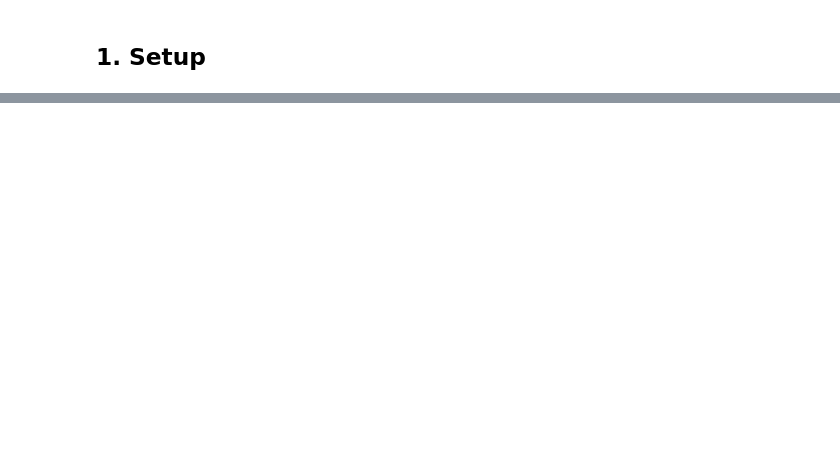
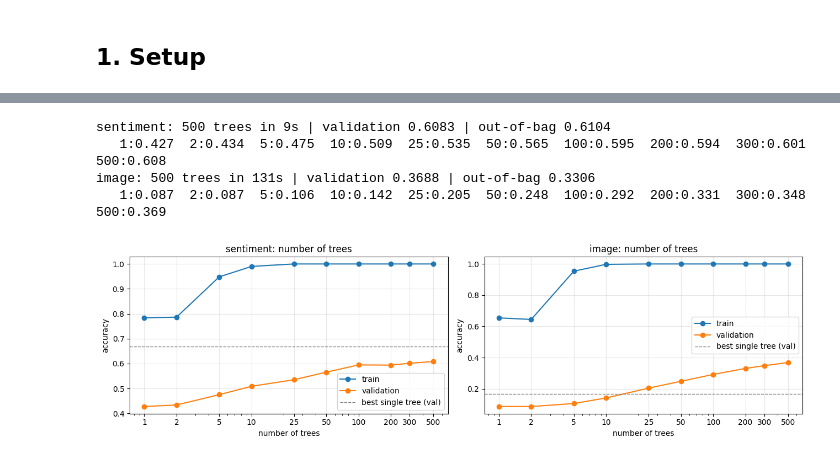
Before and after one commit to COMP472-Fall2026/Team27_F, a Jupyter notebook: random_forest/random_forest.ipynb, the cells around one changed output, grey strips where cells are left out. Drawn from its saved outputs; the diff is of its cells as text; code cells hidden in the pictures; blank space fills up the shorter version.

```diff
--- a/random_forest/random_forest.ipynb
+++ b/random_forest/random_forest.ipynb
@@ -338,6 +23,0 @@ image     {'max_depth': 20}              validation 0.162   (38s)
-# %%
-table = pd.DataFrame(results)
-for task in ["sentiment", "image"]:
-    t = table[table["task"] == task].sort_values("val_acc", ascending=False)
-    t.to_csv(f"random_forest/outputs/{task}_experiments.csv", index=False)
-    display(t)
@@ -418,9 +23,0 @@ Same settings, trained on **all** training rows.
-# %%
-for task in ["sentiment", "image"]:
-    X, y = DATA[task]
-    X_test, test_ids = TEST[task]
-    start = time.time()
-    forest = RandomForest(**FINAL).fit(X, y, N_CLASSES[task])
-    pred = forest.predict(X_test)
-    pd.DataFrame({"id": test_ids, "label": pred}).to_csv(f"random_forest/outputs/{task}_test_pred.csv", index=False)
-    print(f"{task}: saved random_forest/outputs/{task}_test_pred.csv  ({time.time() - start:.0f}s)")
@@ -435,0 +80,38 @@ sentiment: saved random_forest/outputs/sentiment_test_pred.csv  (361s)
+# %%
+results = []
+TREE_COUNTS = [1, 2, 5, 10, 25, 50, 100, 200, 300, 500]
+DEFAULT_MF = {"sentiment": "sqrt", "image": "sqrt"}
+big = {}
+
+fig, axes = plt.subplots(1, 2, figsize=(13, 3.8))
+for ax, task in zip(axes, TASKS):
+    X_tr, y_tr, X_va, y_va = SPLIT[task]
+    start = time.time()
+    forest = trees.RandomForest(n_trees=500, max_features=DEFAULT_MF[task]).fit(X_tr, y_tr, N_CLASSES[task])
+    fit_s = time.time() - start
+    big[task] = forest
+    check = np.random.default_rng(0).choice(len(X_tr), 2000, replace=False)   # 2000 train rows for train accuracy
+    tr_acc, va_acc = [], []
+    for n in TREE_COUNTS:
+        tr_acc.append(common.accuracy(y_tr[check], forest.predict(X_tr[check], n)))
+        va_acc.append(common.accuracy(y_va, forest.predict(X_va, n)))
+        results.append({"task": task, "experiment": "n_trees", "features": "raw", "n_trees": n,
+                        "max_features": DEFAULT_MF[task], "max_depth": None, "min_samples_leaf": 1,
+                        "criterion": "gini", "bootstrap_fraction": 1.0, "voting": "soft",
+                        "train_acc": round(tr_acc[-1], 4), "val_acc": round(va_acc[-1], 4)})
+    oob = forest.oob_accuracy(X_tr, y_tr)
+    print(f"{task}: 500 trees in {fit_s:.0f}s | validation {va_acc[-1]:.4f} | out-of-bag {oob:.4f}")
+    print("   " + "  ".join(f"{n}:{a:.3f}" for n, a in zip(TREE_COUNTS, va_acc)))
+    ax.plot(TREE_COUNTS, tr_acc, marker="o", label="train")
+    ax.plot(TREE_COUNTS, va_acc, marker="o", label="validation")
+    ax.axhline(dt_best[task]["val_acc"], color="grey", ls="--", lw=1, label="best single tree (val)")
+    ax.set_xscale("log"); ax.set_xticks(TREE_COUNTS); ax.set_xticklabels(TREE_COUNTS)
+    ax.set_xlabel("number of trees"); ax.set_ylabel("accuracy"); ax.set_title(f"{task}: number of trees")
+    ax.grid(alpha=0.3); ax.legend()
+plt.tight_layout(); plt.show()
+# %% [output]
+sentiment: 500 trees in 9s | validation 0.6083 | out-of-bag 0.6104
+   1:0.427  2:0.434  5:0.475  10:0.509  25:0.535  50:0.565  100:0.595  200:0.594  300:0.601  500:0.608
+image: 500 trees in 131s | validation 0.3688 | out-of-bag 0.3306
+   1:0.087  2:0.087  5:0.106  10:0.142  25:0.205  50:0.248  100:0.292  200:0.331  300:0.348  500:0.369
+[figure, added]
```
Also changed, not shown: parts of 50 cells of this notebook, 41 other files.
